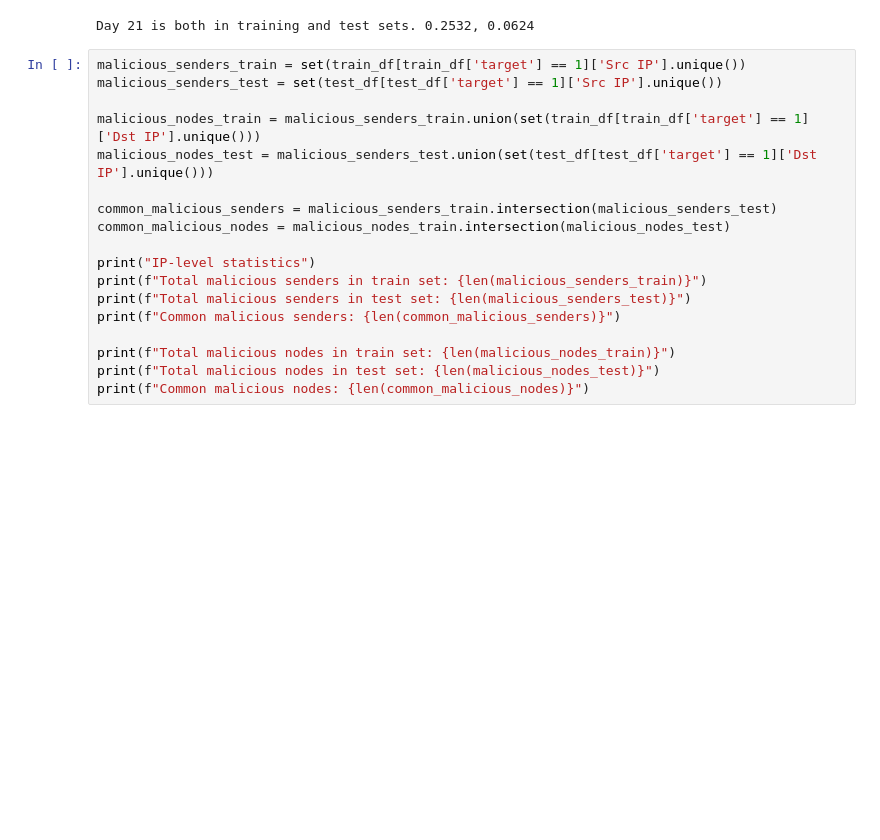
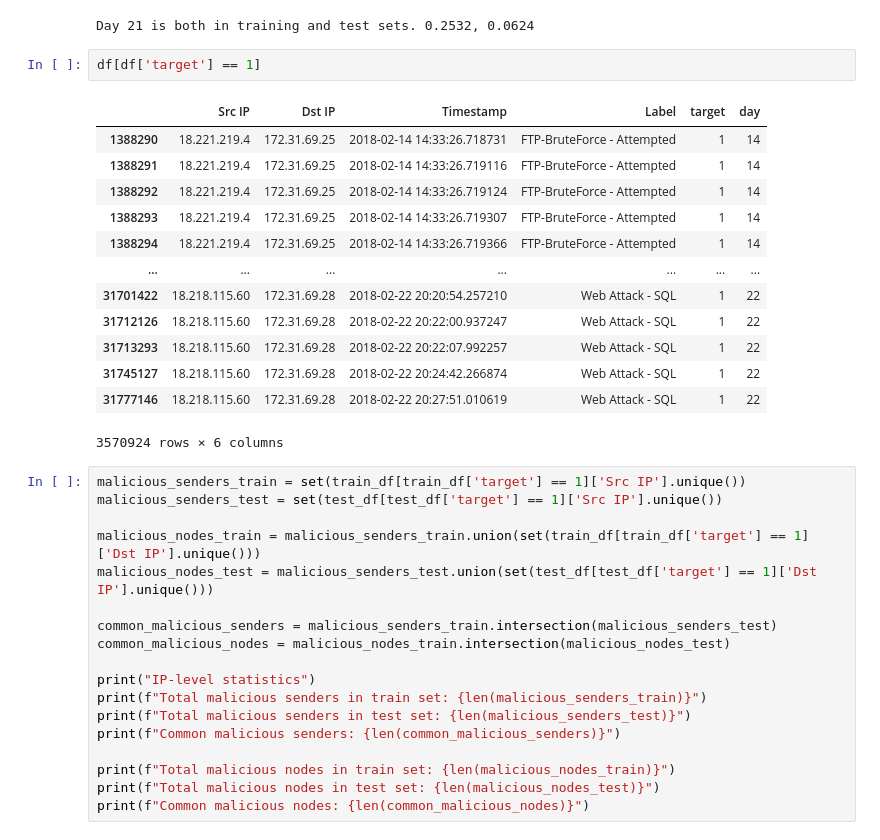
Before and after one commit to gligalexandru/gml-project, a Jupyter notebook: data_analysis.ipynb, the cells around one changed output. Cells and saved outputs as stored; diff of their text form; blank space fills up the shorter version.

```diff
--- a/data_analysis.ipynb
+++ b/data_analysis.ipynb
@@ -175,6 +270,22 @@ Days in the test set: [21 22 23]
 print(f"Day 21 is both in training and test sets. {train_df[train_df['day'].isin([21])].shape[0]/train_df.shape[0]:.4f}, {test_df[test_df['day'].isin([21])].shape[0]/test_df.shape[0]:.4f}")
 # %% [output]
 Day 21 is both in training and test sets. 0.2532, 0.0624
+# %%
+df[df['target'] == 1]
+# %% [output]
+|  | Src IP | Dst IP | Timestamp | Label | target | day |
+| 1388290 | 18.221.219.4 | 172.31.69.25 | 2018-02-14 14:33:26.718731 | FTP-BruteForce - Attempted | 1 | 14 |
+| 1388291 | 18.221.219.4 | 172.31.69.25 | 2018-02-14 14:33:26.719116 | FTP-BruteForce - Attempted | 1 | 14 |
+| 1388292 | 18.221.219.4 | 172.31.69.25 | 2018-02-14 14:33:26.719124 | FTP-BruteForce - Attempted | 1 | 14 |
+| 1388293 | 18.221.219.4 | 172.31.69.25 | 2018-02-14 14:33:26.719307 | FTP-BruteForce - Attempted | 1 | 14 |
+| 1388294 | 18.221.219.4 | 172.31.69.25 | 2018-02-14 14:33:26.719366 | FTP-BruteForce - Attempted | 1 | 14 |
+| ... | ... | ... | ... | ... | ... | ... |
+| 31701422 | 18.218.115.60 | 172.31.69.28 | 2018-02-22 20:20:54.257210 | Web Attack - SQL | 1 | 22 |
+| 31712126 | 18.218.115.60 | 172.31.69.28 | 2018-02-22 20:22:00.937247 | Web Attack - SQL | 1 | 22 |
+| 31713293 | 18.218.115.60 | 172.31.69.28 | 2018-02-22 20:22:07.992257 | Web Attack - SQL | 1 | 22 |
+| 31745127 | 18.218.115.60 | 172.31.69.28 | 2018-02-22 20:24:42.266874 | Web Attack - SQL | 1 | 22 |
+| 31777146 | 18.218.115.60 | 172.31.69.28 | 2018-02-22 20:27:51.010619 | Web Attack - SQL | 1 | 22 |
+3570924 rows × 6 columns
 # %%
 malicious_senders_train = set(train_df[train_df['target'] == 1]['Src IP'].unique())
 malicious_senders_test = set(test_df[test_df['target'] == 1]['Src IP'].unique())
```
Also changed, not shown: parts of 9 cells of this notebook.
